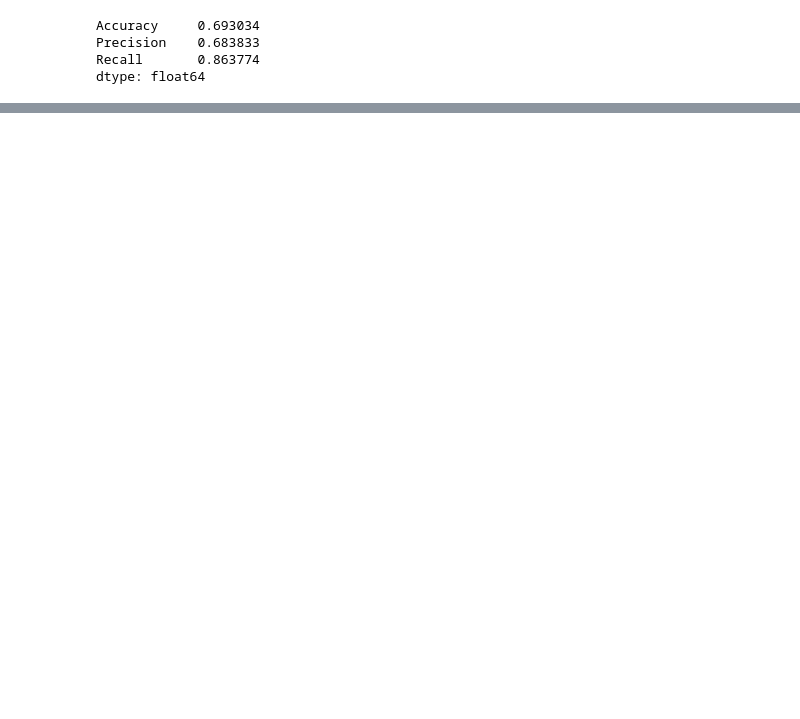
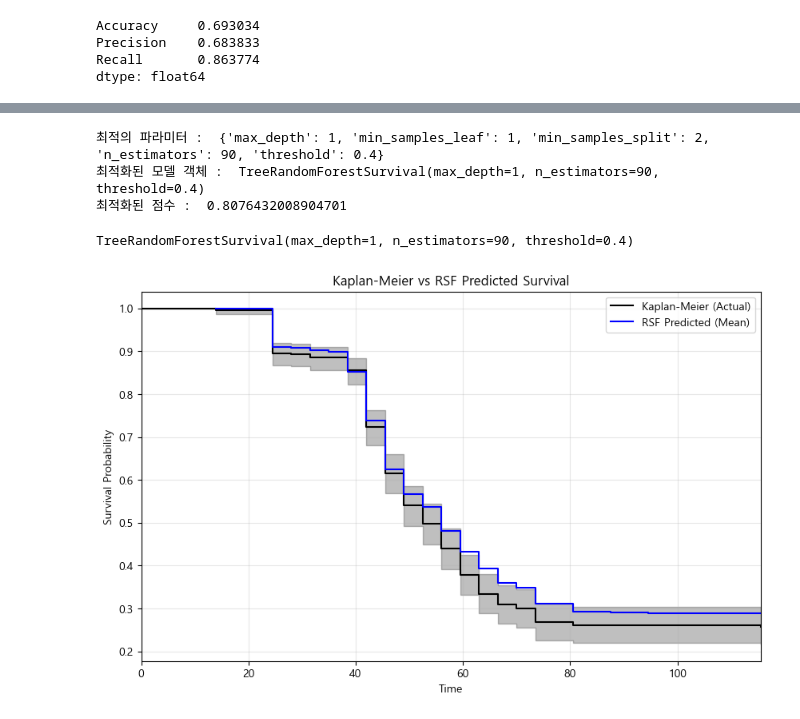
Before and after one commit to SKNetworks-AI19-250818/SKN19-mini-3Team, a Jupyter notebook: model_run.ipynb, the cells around one changed output, grey strips where cells are left out. Saved outputs shown, nothing was run; the diff lists cells and outputs as text; code cells hidden in the pictures; blank space fills up the shorter version.

```diff
--- a/model_run.ipynb
+++ b/model_run.ipynb
@@ -225,22 +213,34 @@ X_test, y, e = test_set
 
 y_test = pd.DataFrame({'Time': y, 'Alive': e})
 # %%
-from sklearn.model_selection import GridSearchCV
-
-rsf = TreeRandomForestSurvival()
+rsf_grid = TreeRandomForestSurvival()
 
 params = {
-    'n_estimators' : [10, 50, 100],
+    'n_estimators' : range(10, 100, 10),
     'max_depth' : range(1,6),
     'min_samples_split' : range(1, 4),
-    'min_samples_leaf' : range(1, 4)
+    'min_samples_leaf' : range(1, 4),
+    'threshold' : [0.4, 0.5, 0.6]
 }
 
 
-# grid = GridSearchCV(rsf, params, cv=3)
+grid = GridSearchCV(rsf_grid, params, cv=3)
 
-# grid.fit(X_train, y_train)
+grid.fit(X_train, y_train)
 
-# print("최적의 파라미터 : ", grid.best_params_)
-# print("최적화된 모델 객체 : ", grid.best_estimator_)
-# print("최적화된 점수 : ", grid.best_score_)
+print("최적의 파라미터 : ", grid.best_params_)
+print("최적화된 모델 객체 : ", grid.best_estimator_)
+print("최적화된 점수 : ", grid.best_score_)
+# %% [output]
+최적의 파라미터 :  {'max_depth': 1, 'min_samples_leaf': 1, 'min_samples_split': 2, 'n_estimators': 90, 'threshold': 0.4}
+최적화된 모델 객체 :  TreeRandomForestSurvival(max_depth=1, n_estimators=90, threshold=0.4)
+최적화된 점수 :  0.8076432008904701
+# %%
+rsf_optim = TreeRandomForestSurvival(max_depth=1, min_samples_leaf=1, min_samples_split=2, n_estimators=90, threshold=0.4)
+rsf_optim.fit(*train_set)
+# %% [output]
+TreeRandomForestSurvival(max_depth=1, n_estimators=90, threshold=0.4)
+# %%
+ModelAnalysis.compare_km_and_model(rsf_optim, *test_set, max_time=115.5)
+# %% [output]
+[figure, added]
```
Also changed, not shown: parts of 11 cells of this notebook, 3 other files.
